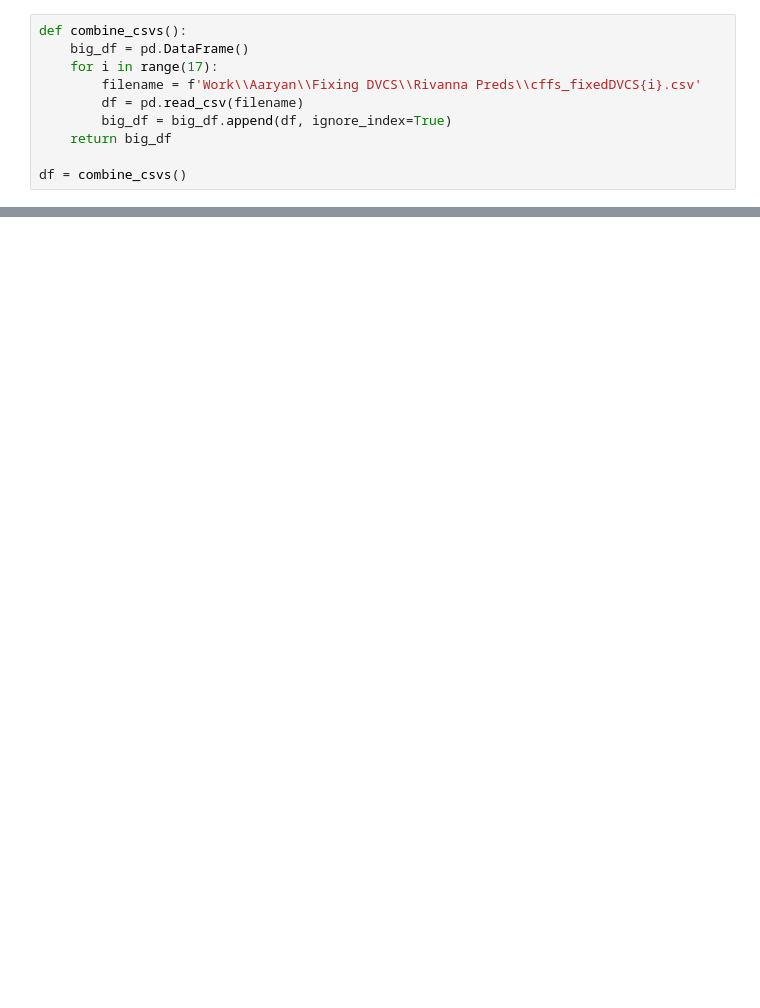
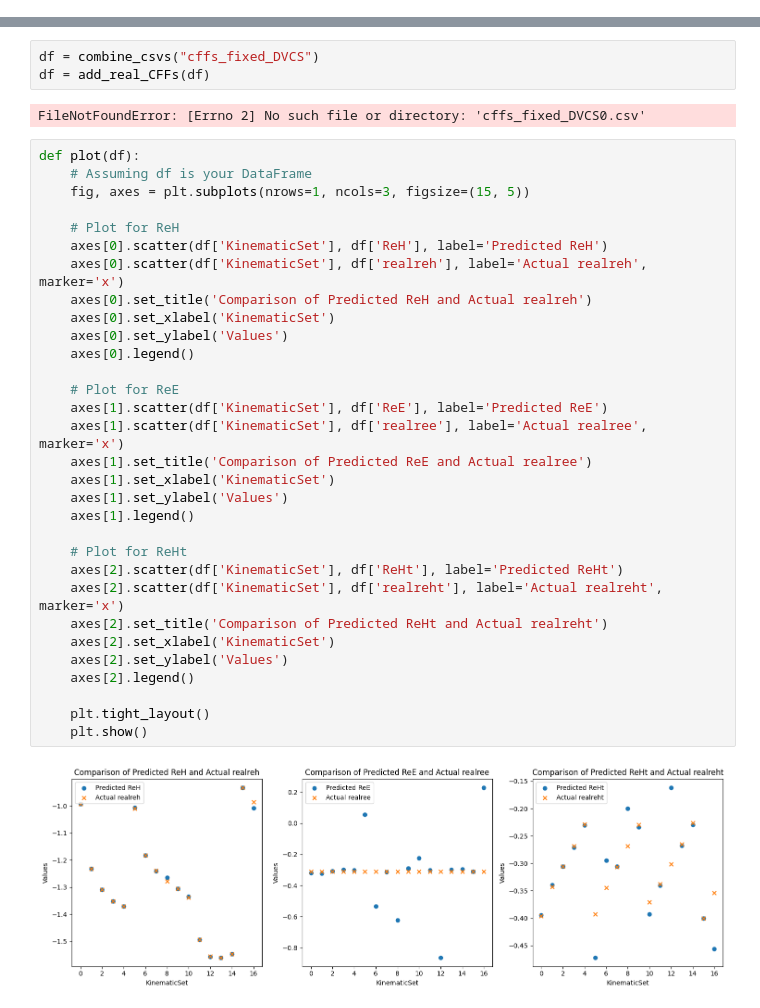
Before and after one commit to uva-spin/DNN-CFFs, a Jupyter notebook: Work/Aaryan/Fixing DVCS/analyze_preds.ipynb, the cells around one changed output, grey strips where cells are left out. Drawn from its saved outputs; the diff is of its cells as text; blank space fills up the shorter version.

```diff
--- a/Work/Aaryan/Fixing DVCS/analyze_preds.ipynb
+++ b/Work/Aaryan/Fixing DVCS/analyze_preds.ipynb
@@ -7,12 +8,2 @@ import matplotlib.pyplot as plt
 # %% [output]
 WARNING:tensorflow:From c:\Users\pilug\Documents\DNN-CFFs\.venv\lib\site-packages\keras\src\losses.py:2976: The name tf.losses.sparse_softmax_cross_entropy is deprecated. Please use tf.compat.v1.losse ...
-# %%
-def combine_csvs():
-    big_df = pd.DataFrame()
-    for i in range(17):
-        filename = f'Work\\Aaryan\\Fixing DVCS\\Rivanna Preds\\cffs_fixedDVCS{i}.csv'
-        df = pd.read_csv(filename)
-        big_df = big_df.append(df, ignore_index=True)
-    return big_df
-
-df = combine_csvs()
@@ -20,0 +40,38 @@ SyntaxError: (unicode error) 'unicodeescape' codec can't decode bytes in positio
+# %%
+df = combine_csvs("cffs_fixed_DVCS")
+df = add_real_CFFs(df)
+# %% [output]
+FileNotFoundError: [Errno 2] No such file or directory: 'cffs_fixed_DVCS0.csv'
+# %%
+def plot(df):
+    # Assuming df is your DataFrame
+    fig, axes = plt.subplots(nrows=1, ncols=3, figsize=(15, 5))
+
+    # Plot for ReH
+    axes[0].scatter(df['KinematicSet'], df['ReH'], label='Predicted ReH')
+    axes[0].scatter(df['KinematicSet'], df['realreh'], label='Actual realreh', marker='x')
+    axes[0].set_title('Comparison of Predicted ReH and Actual realreh')
+    axes[0].set_xlabel('KinematicSet')
+    axes[0].set_ylabel('Values')
+    axes[0].legend()
+
+    # Plot for ReE
+    axes[1].scatter(df['KinematicSet'], df['ReE'], label='Predicted ReE')
+    axes[1].scatter(df['KinematicSet'], df['realree'], label='Actual realree', marker='x')
+    axes[1].set_title('Comparison of Predicted ReE and Actual realree')
+    axes[1].set_xlabel('KinematicSet')
+    axes[1].set_ylabel('Values')
+    axes[1].legend()
+
+    # Plot for ReHt
+    axes[2].scatter(df['KinematicSet'], df['ReHt'], label='Predicted ReHt')
+    axes[2].scatter(df['KinematicSet'], df['realreht'], label='Actual realreht', marker='x')
+    axes[2].set_title('Comparison of Predicted ReHt and Actual realreht')
+    axes[2].set_xlabel('KinematicSet')
+    axes[2].set_ylabel('Values')
+    axes[2].legend()
+
+    plt.tight_layout()
+    plt.show()
+# %% [output]
+[figure, added]
```
Also changed, not shown: parts of 3 cells of this notebook, 4 other files.
